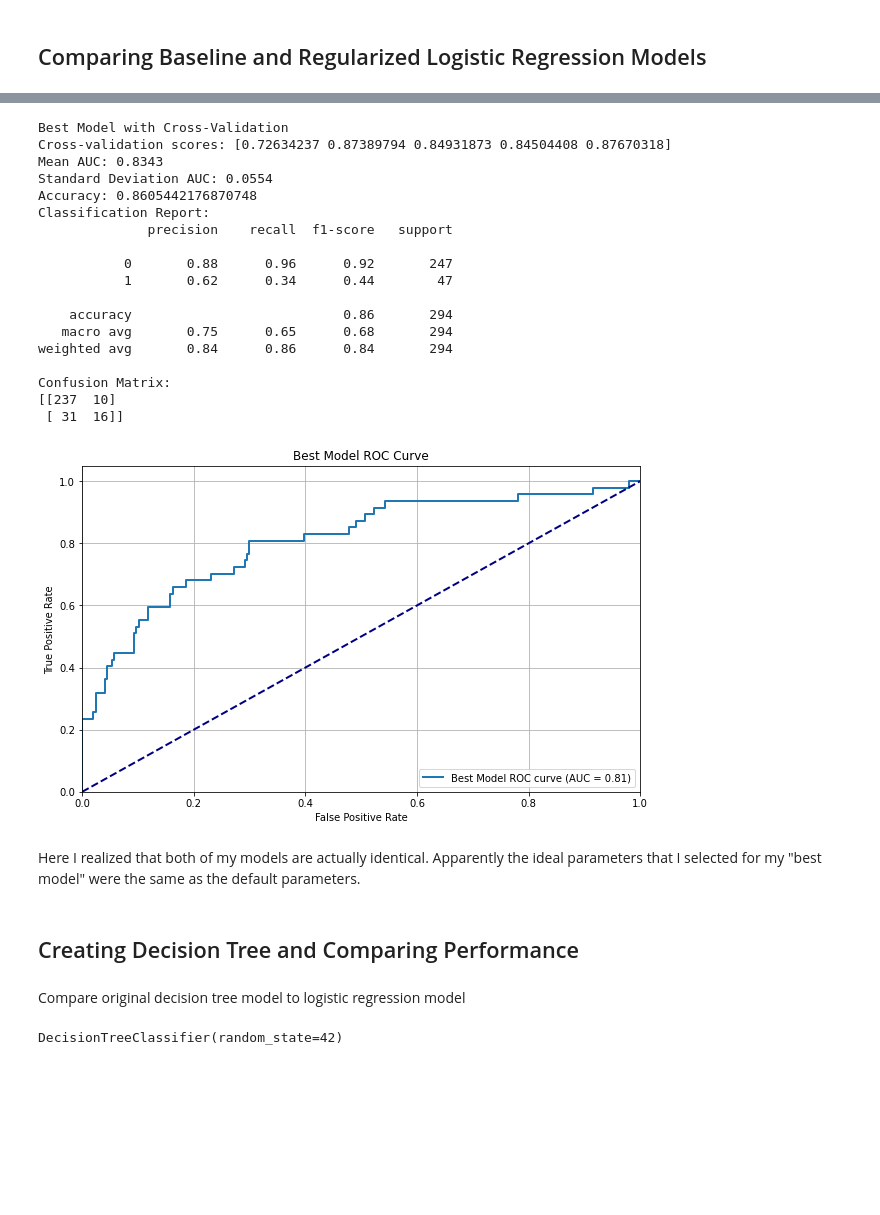
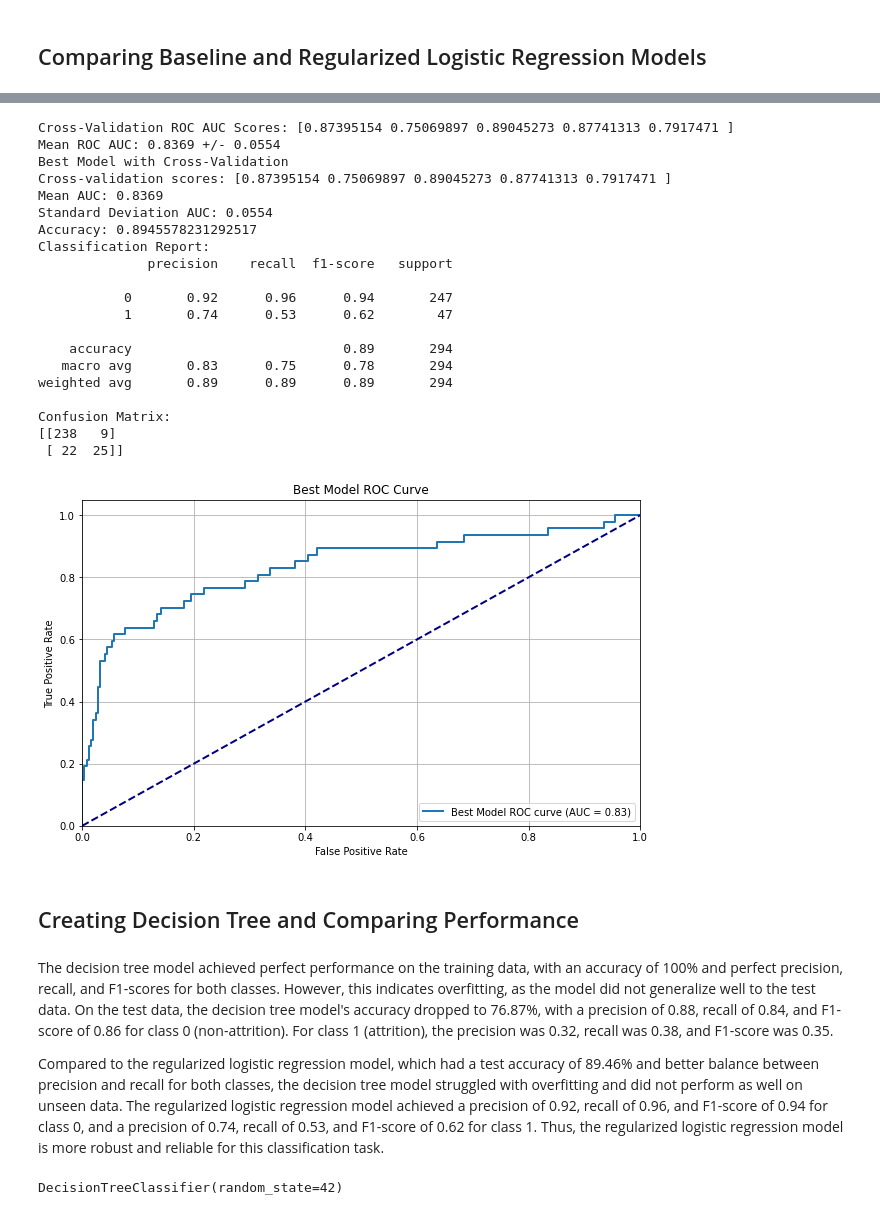
Before and after one commit to agambino720/employee_attrition_prediction_model, a Jupyter notebook: employee_attrition_project.ipynb, the cells around one changed output, grey strips where cells are left out. Cells and saved outputs as stored; diff of their text form; code cells hidden in the pictures; blank space fills up the shorter version.

```diff
--- a/employee_attrition_project.ipynb
+++ b/employee_attrition_project.ipynb
@@ -139,8 +264,20 @@ Name: Attrition, dtype: float64
+# %%
+# Splitting the data into train+test and holdout sets
+train_test_df, holdout_df = train_test_split(df, test_size=0.2, random_state=42, stratify=df['Attrition'])
+
+
+train_df, test_df = train_test_split(train_test_df, test_size=0.25, random_state=42, stratify=train_test_df['Attrition'])  # 0.25 x 0.8 = 0.2
+
+
+X_train = train_df.drop('Attrition', axis=1)
+y_train = train_df['Attrition']
+X_test = test_df.drop('Attrition', axis=1)
+y_test = test_df['Attrition']
+X_holdout = holdout_df.drop('Attrition', axis=1)
+y_holdout = holdout_df['Attrition']
 # %%
-from sklearn.preprocessing import OneHotEncoder, LabelEncoder
-
-#One hot encoding categorical variables and label encoding target
-categorical_cols = ['BusinessTravel', 'Department', 'EducationField', 'JobRole', 'MaritalStatus', 'Over18', 'OverTime', 'Gender']
+# Preprocessing the Data
+categorical_cols = X_train.select_dtypes(include=['object', 'category']).columns.tolist()
 
 ohe = OneHotEncoder(drop='first', sparse=False)
 ohe.fit(X_train[categorical_cols])
@@ -148,8 +285,10 @@ ohe.fit(X_train[categorical_cols])
 X_train_encoded = ohe.transform(X_train[categorical_cols])
 X_test_encoded = ohe.transform(X_test[categorical_cols])
 
-X_train_encoded_df = pd.DataFrame(X_train_encoded, columns=ohe.get_feature_names(categorical_cols))
-X_test_encoded_df = pd.DataFrame(X_test_encoded, columns=ohe.get_feature_names(categorical_cols))
+encoded_feature_names = ohe.get_feature_names(categorical_cols)
+
+X_train_encoded_df = pd.DataFrame(X_train_encoded, columns=encoded_feature_names)
+X_test_encoded_df = pd.DataFrame(X_test_encoded, columns=encoded_feature_names)
 
 X_train = X_train.drop(categorical_cols, axis=1)
 X_test = X_test.drop(categorical_cols, axis=1)
@@ -516,8 +672,16 @@ Confusion Matrix:
 # %%
-#Evaluating my logistic regression model with optimal parameters using cross-validation
-best_model = LogisticRegression(random_state=42, solver='lbfgs', penalty='l2', C=1.0, max_iter=1000)
+# Evaluating my logistic regression model with optimal parameters using cross-validation
+from sklearn.linear_model import LogisticRegression
+from sklearn.model_selection import cross_val_score
+from sklearn.metrics import accuracy_score, classification_report, confusion_matrix, roc_curve, auc
+import matplotlib.pyplot as plt
+
+best_model = LogisticRegression(random_state=42, solver='saga', penalty='none', C=1.0, max_iter=1000)
 
 cv_scores_best = cross_val_score(best_model, X_train_scaled, y_train, cv=5, scoring='roc_auc')
+
+print("Cross-Validation ROC AUC Scores:", cv_scores_best)
+print("Mean ROC AUC: %.4f +/- %.4f" % (cv_scores_best.mean(), cv_scores_best.std()))
 
 best_model.fit(X_train_scaled, y_train)
 y_pred_best = best_model.predict(X_test_scaled)
@@ -530,50 +694,52 @@ fpr_best, tpr_best, thresholds_best = roc_curve(y_test, y_score_best)
 roc_auc_best = auc(fpr_best, tpr_best)
 
 print("Best Model with Cross-Validation")
 print(f"Cross-validation scores: {cv_scores_best}")
 print(f"Mean AUC: {cv_scores_best.mean():.4f}")
 print(f"Standard Deviation AUC: {cv_scores_best.std():.4f}")
 print(f"Accuracy: {accuracy_best}")
 print(f"Classification Report:\n{report_best}")
 print(f"Confusion Matrix:\n{confusion_best}")
 
 plt.figure(figsize=(10, 6))
 plt.plot(fpr_best, tpr_best, lw=2, label='Best Model ROC curve (AUC = {:.2f})'.format(roc_auc_best))
 plt.plot([0, 1], [0, 1], color='navy', lw=2, linestyle='--')
 plt.xlim([0.0, 1.0])
 plt.ylim([0.0, 1.05])
 plt.xlabel('False Positive Rate')
 plt.ylabel('True Positive Rate')
 plt.title('Best Model ROC Curve')
 plt.legend(loc='lower right')
 plt.grid(True)
 plt.show()
 # %% [output]
+Cross-Validation ROC AUC Scores: [0.87395154 0.75069897 0.89045273 0.87741313 0.7917471 ]
+Mean ROC AUC: 0.8369 +/- 0.0554
 Best Model with Cross-Validation
-Cross-validation scores: [0.72634237 0.87389794 0.84931873 0.84504408 0.87670318]
-Mean AUC: 0.8343
+Cross-validation scores: [0.87395154 0.75069897 0.89045273 0.87741313 0.7917471 ]
+Mean AUC: 0.8369
 Standard Deviation AUC: 0.0554
-Accuracy: 0.8605442176870748
+Accuracy: 0.8945578231292517
 Classification Report:
               precision    recall  f1-score   support
 
-           0       0.88      0.96      0.92       247
-           1       0.62      0.34      0.44        47
+           0       0.92      0.96      0.94       247
+           1       0.74      0.53      0.62        47
 
-    accuracy                           0.86       294
-   macro avg       0.75      0.65      0.68       294
-weighted avg       0.84      0.86      0.84       294
+    accuracy                           0.89       294
+   macro avg       0.83      0.75      0.78       294
+weighted avg       0.89      0.89      0.89       294
 
 Confusion Matrix:
-[[237  10]
- [ 31  16]]
+[[238   9]
+ [ 22  25]]
-[figure, old version]
+[figure, new version]
-# %% [markdown]
-Here I realized that both of my models are actually identical. Apparently the ideal parameters that I selected for my "best model" were the same as the default parameters.
 # %% [markdown]
 ## Creating Decision Tree and Comparing Performance
-# %% [markdown]
-Compare original decision tree model to logistic regression model
+# %% [markdown]
+The decision tree model achieved perfect performance on the training data, with an accuracy of 100% and perfect precision, recall, and F1-scores for both classes. However, this indicates overfitting, as the model did not generalize well to the test data. On the test data, the decision tree model's accuracy dropped to 76.87%, with a precision of 0.88, recall of 0.84, and F1-score of 0.86 for class 0 (non-attrition). For class 1 (attrition), the precision was 0.32, recall was 0.38, and F1-score was 0.35.
+
+Compared to the regularized logistic regression model, which had a test accuracy of 89.46% and better balance between precision and recall for both classes, the decision tree model struggled with overfitting and did not perform as well on unseen data. The regularized logistic regression model achieved a precision of 0.92, recall of 0.96, and F1-score of 0.94 for class 0, and a precision of 0.74, recall of 0.53, and F1-score of 0.62 for class 1. Thus, the regularized logistic regression model is more robust and reliable for this classification task.
 # %%
 #Initializing and fittinhg a decision tree model on the training data
 from sklearn.tree import DecisionTreeClassifier
```
Also changed, not shown: parts of 56 cells of this notebook.
